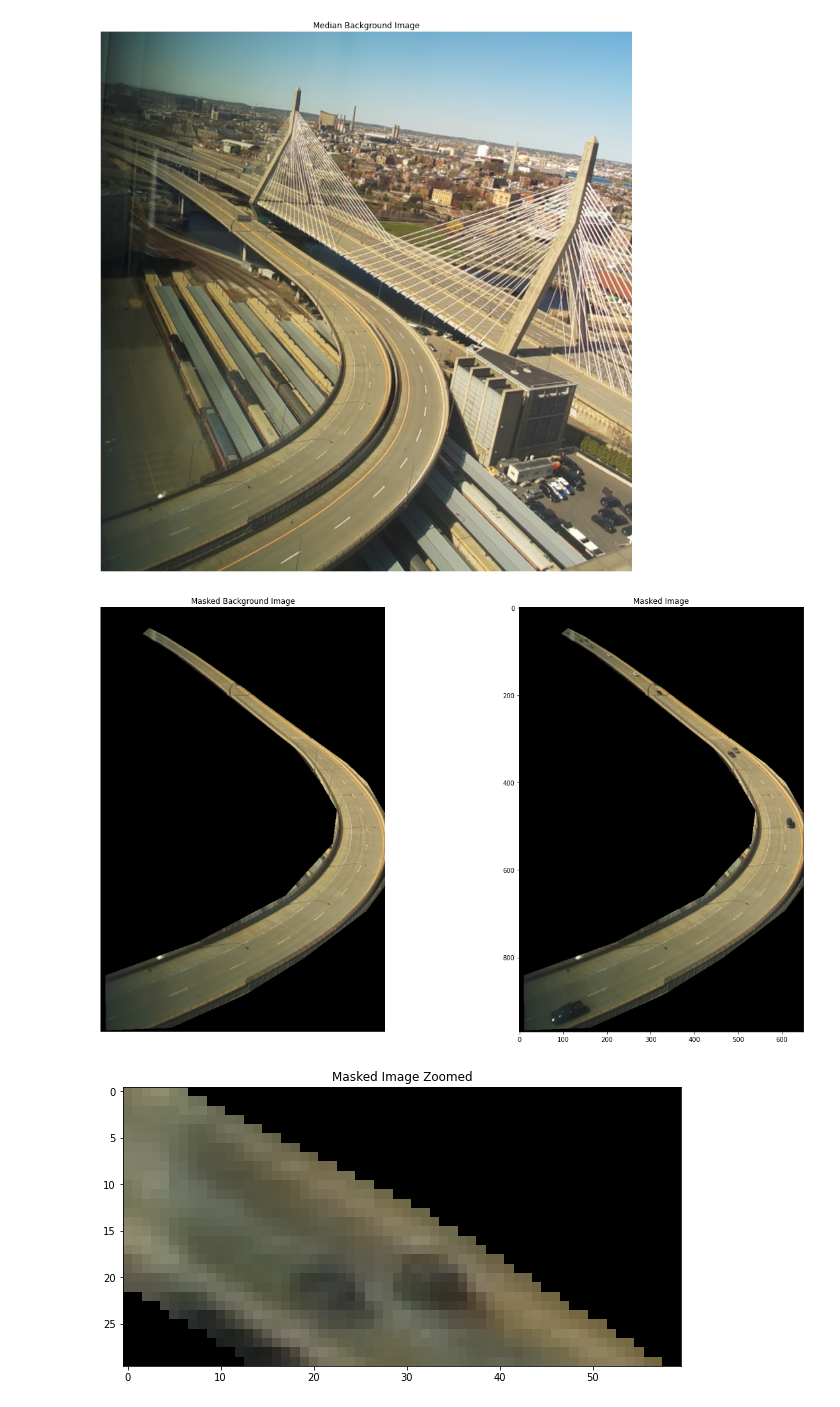
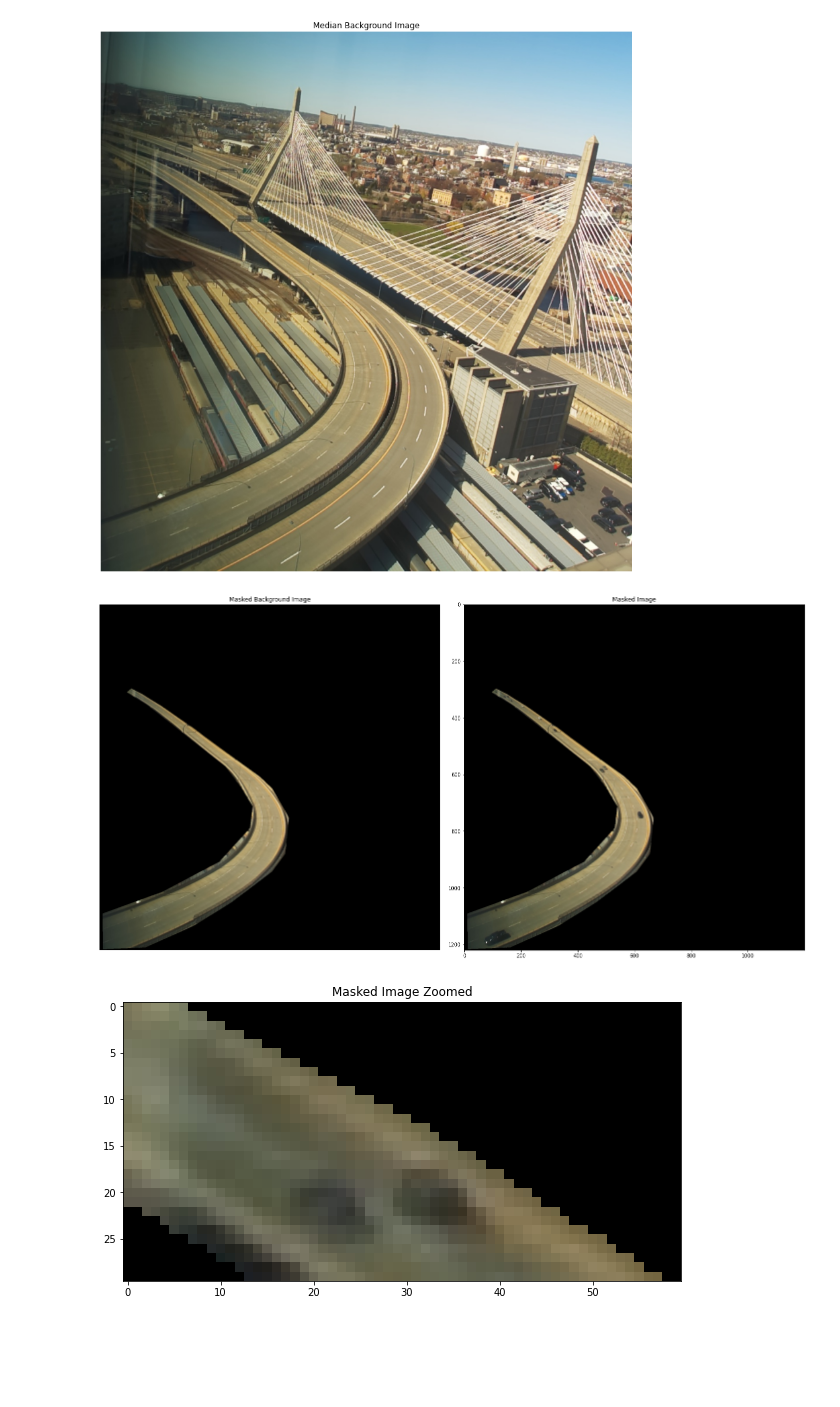
Before and after one commit to robertej19/EyeCandy, a Jupyter notebook: cv4.ipynb, the cells around one changed output. Drawn from its saved outputs; the diff is of its cells as text; code cells hidden in the pictures; blank space fills up the shorter version.

```diff
--- a/cv4.ipynb
+++ b/cv4.ipynb
@@ -28,7 +28,7 @@ plt.show()
 # Mask the test image with the road mask and trim to 200:height, 0:650
 h,w = road_mask.shape[:2]
 masked_image = cv2.bitwise_and(test_image, road_mask)
-masked_image = masked_image[250:h, 0:650]
+#masked_image = masked_image[250:h, 0:650]
 # Show the masked image
 plt.figure(figsize=(15, 15))
 plt.imshow(cv2.cvtColor(masked_image, cv2.COLOR_BGR2RGB))
@@ -96,21 +53,21 @@ plt.show()
 # %%
 # mask the median background image with the road mask and trim to 200:height, 0:650
 h,w = road_mask.shape[:2]
 masked_bg = cv2.bitwise_and(median_bg, road_mask)
-masked_bg = masked_bg[250:h, 0:650]
+#masked_bg = masked_bg[250:h, 0:650]
 # Show the masked background image and the masked image side by side
 plt.figure(figsize=(20, 10))
 plt.subplot(1, 2, 1)
 plt.imshow(cv2.cvtColor(masked_bg, cv2.COLOR_BGR2RGB))
 plt.title("Masked Background Image")
 plt.axis("off")
 plt.subplot(1, 2, 2)
 plt.imshow(cv2.cvtColor(masked_image, cv2.COLOR_BGR2RGB))
 plt.title("Masked Image")
 #plt.axis("off")
 plt.tight_layout()
 plt.show()
 # %% [output]
-[figure, old version]
+[figure, new version]
 # %%
 # show the masked image over the range 0:255
```
Also changed, not shown: parts of 6 cells of this notebook, 4 other files.
